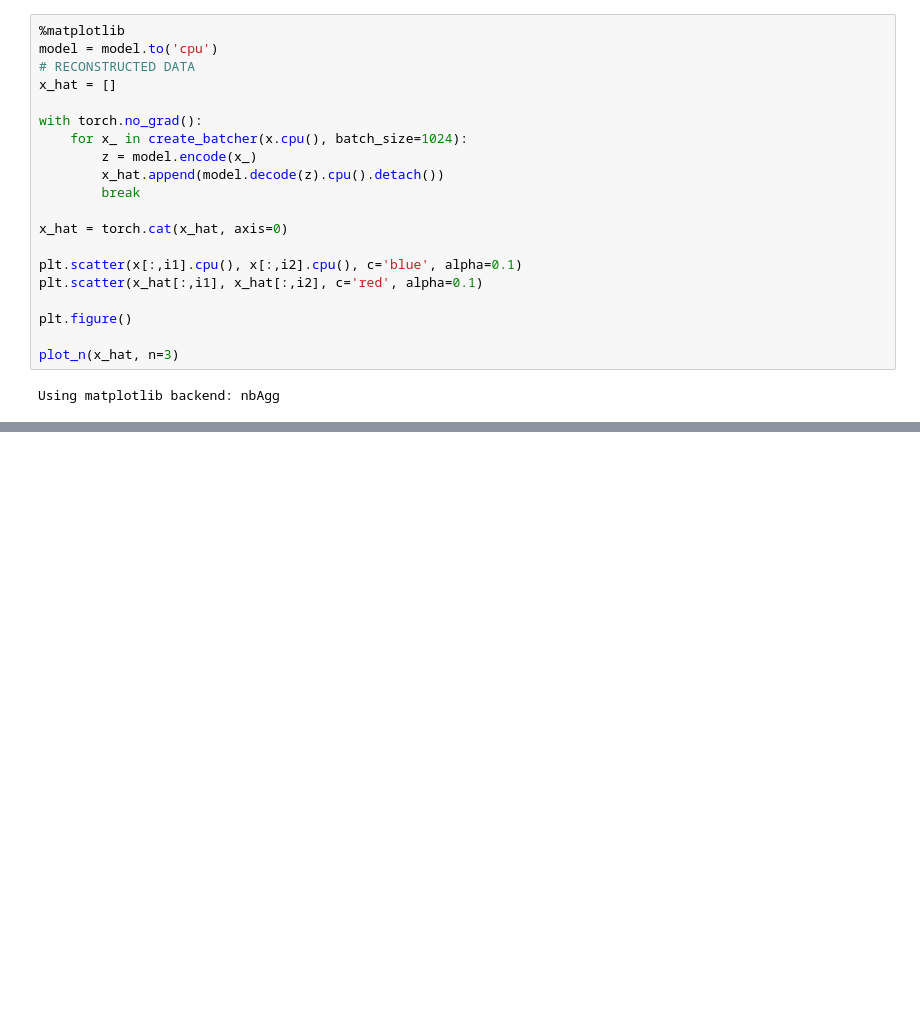
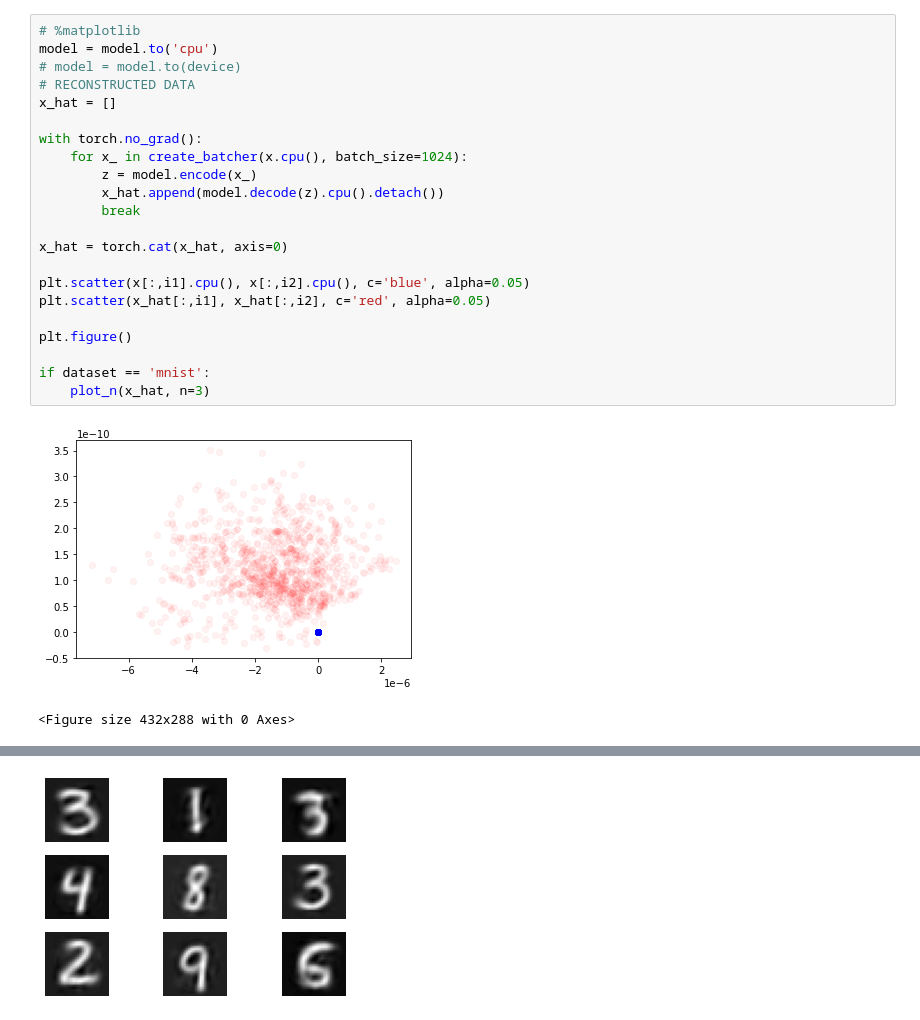
Before and after one commit to lihenryhfl/NITS, a Jupyter notebook: notebooks/vaenits.ipynb, the cells around one changed output, grey strips where cells are left out. Saved outputs shown, nothing was run; the diff lists cells and outputs as text; blank space fills up the shorter version.

```diff
--- a/notebooks/vaenits.ipynb
+++ b/notebooks/vaenits.ipynb
@@ -361,22 +316,25 @@ kl_loss: 3.268 | recon_loss: 33.884 | alpha_t 10.000
 # %%
-%matplotlib
+# %matplotlib
 model = model.to('cpu')
+# model = model.to(device)
 # RECONSTRUCTED DATA
 x_hat = []
 
 with torch.no_grad():
     for x_ in create_batcher(x.cpu(), batch_size=1024):
         z = model.encode(x_)
         x_hat.append(model.decode(z).cpu().detach())
         break
 
 x_hat = torch.cat(x_hat, axis=0)
 
-plt.scatter(x[:,i1].cpu(), x[:,i2].cpu(), c='blue', alpha=0.1)
-plt.scatter(x_hat[:,i1], x_hat[:,i2], c='red', alpha=0.1)
+plt.scatter(x[:,i1].cpu(), x[:,i2].cpu(), c='blue', alpha=0.05)
+plt.scatter(x_hat[:,i1], x_hat[:,i2], c='red', alpha=0.05)
 
 plt.figure()
 
-plot_n(x_hat, n=3)
+if dataset == 'mnist':
+    plot_n(x_hat, n=3)
 # %% [output]
+[figure, added]
-Using matplotlib backend: nbAgg
+<Figure size 432x288 with 0 Axes>
@@ -389,3 +341,4 @@ Using matplotlib backend: nbAgg
+[figure, added]
 # %%
 # %matplotlib inline
 # GENERATED DATA
```
Also changed, not shown: parts of 14 cells of this notebook, 3 other files.
